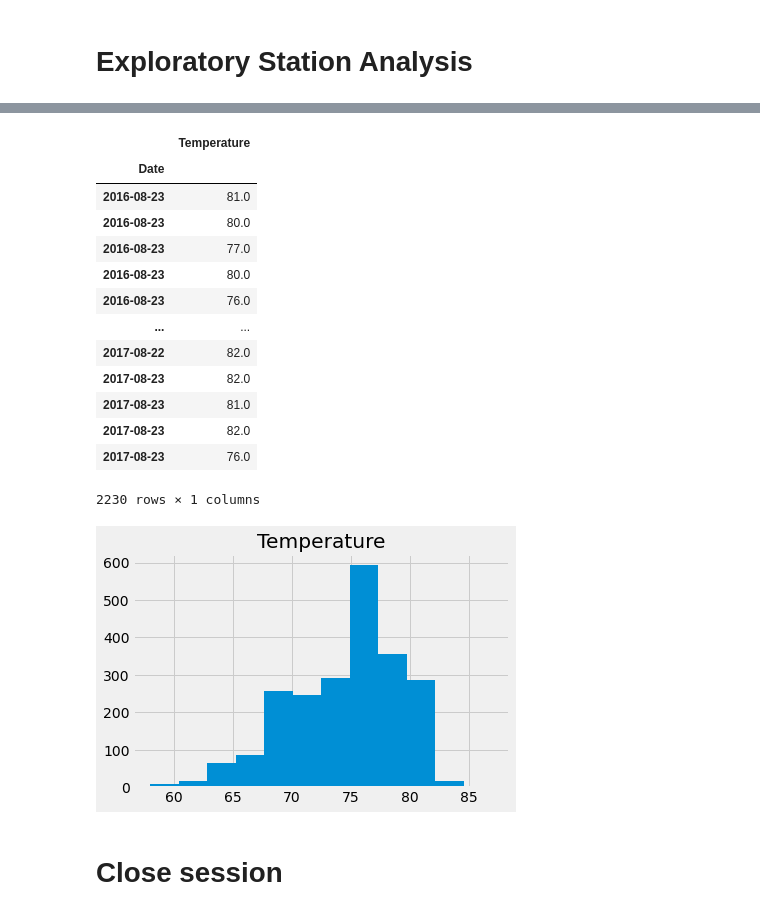
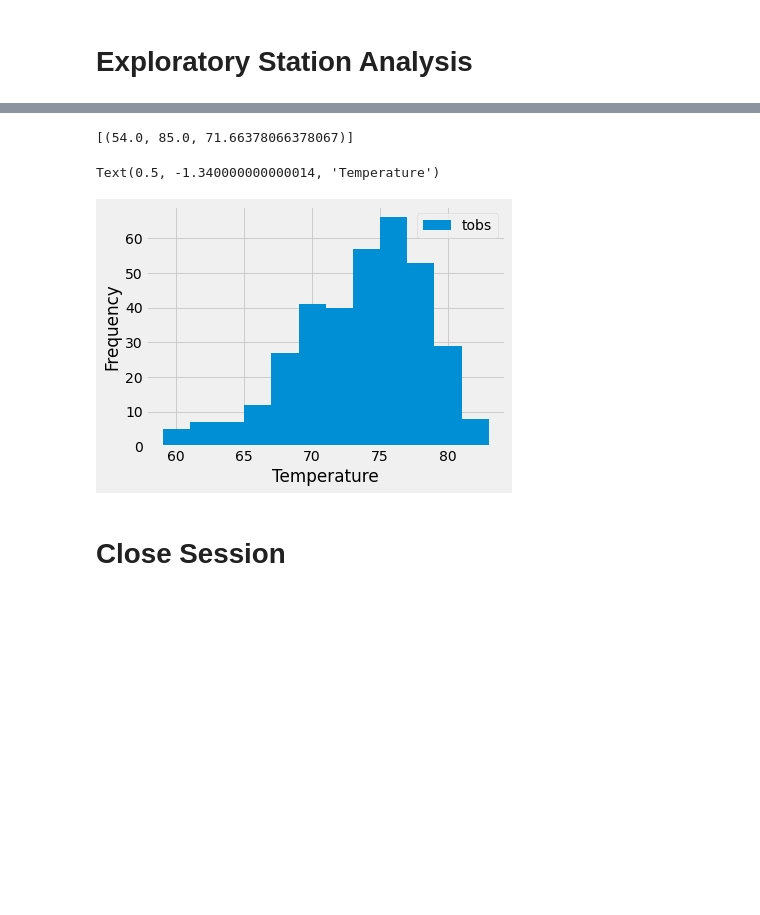
Before and after one commit to Sweeny91/SQLAlchemy_Precipitation_Analysis_Application, a Jupyter notebook: climate_analysis.ipynb, the cells around one changed output, grey strips where cells are left out. Drawn from its saved outputs; the diff is of its cells as text; code cells hidden in the pictures; blank space fills up the shorter version.

```diff
--- a/climate_analysis.ipynb
+++ b/climate_analysis.ipynb
@@ -74,12 +29,9 @@ Base.classes.keys()
 # %% [output]
 ['measurement', 'station']
 # %%
-# Save references to each table in their own seperate variable
-# For 'measurements' table
-measurements = Base.classes.measurement
-
-# For 'station' table
-stations = Base.classes.station
+# Save references to each table
+Measurement = Base.classes.measurement
+Station = Base.classes.station
 # %%
 # Create our session (link) from Python to the DB
 session = Session(engine)
@@ -199,39 +104,25 @@ The 'MAX': 11.53
+# %%
+# Using the most active station id from the previous query, calculate the lowest, highest, and average temperature.
+session.query(func.min(Measurement.tobs), func.max(Measurement.tobs), func.avg(Measurement.tobs)).\
+    filter(Measurement.station == 'USC00519281').all()
+# %% [output]
+[(54.0, 85.0, 71.66378066378067)]
 # %%
-## Using the most active station id
-## Query the last 12 months of temperature observation data for this station and plot the results as a histogram
-m_date_tobs = (measurements.tobs, measurements.date)
-annual_observation = session.query(*m_date_tobs).filter(measurements.date >= year_start_date).all()
+# Using the most active station id
+# Query the last 12 months of temperature observation data for this station and plot the results as a histogram
+import datetime as dt
+from pandas.plotting import table
+prev_year = dt.date(2017, 8, 23) - dt.timedelta(days=365)
 
-# Creating dataframe with datay from query
-annual_observation_df = pd.DataFrame(annual_observation, columns=("Temperature", "Date"))
-
-# Droping NA values
-annual_observation_df = annual_observation_df.dropna()
-
-# Setting index to 'Date' column
-annual_observation_df.set_index("Date", inplace=True)
-
-# Sorting the index so it's in order by date
-annual_observation_df = annual_observation_df.sort_index()
-
-# Plotting data to histogram
-annual_observation_df.hist(bins=12)
-annual_observation_df
+results = session.query(Measurement.tobs).\
+    filter(Measurement.station == 'USC00519281').\
+    filter(Measurement.date >= prev_year).all()
+df = pd.DataFrame(results, columns=['tobs'])
+df.plot.hist(bins=12)
+plt.tight_layout()
+plt.xlabel("Temperature")
 # %% [output]
-|  | Temperature |
-| Date |  |
-| 2016-08-23 | 81.0 |
-| 2016-08-23 | 80.0 |
-| 2016-08-23 | 77.0 |
-| 2016-08-23 | 80.0 |
-| 2016-08-23 | 76.0 |
-| ... | ... |
-| 2017-08-22 | 82.0 |
-| 2017-08-23 | 82.0 |
-| 2017-08-23 | 81.0 |
-| 2017-08-23 | 82.0 |
-| 2017-08-23 | 76.0 |
-2230 rows × 1 columns
+Text(0.5, -1.340000000000014, 'Temperature')
-[figure, old version]
+[figure, new version]
 # %% [markdown]
-# Close session
+# Close Session
```
Also changed, not shown: parts of 14 cells of this notebook, 3 other files.
